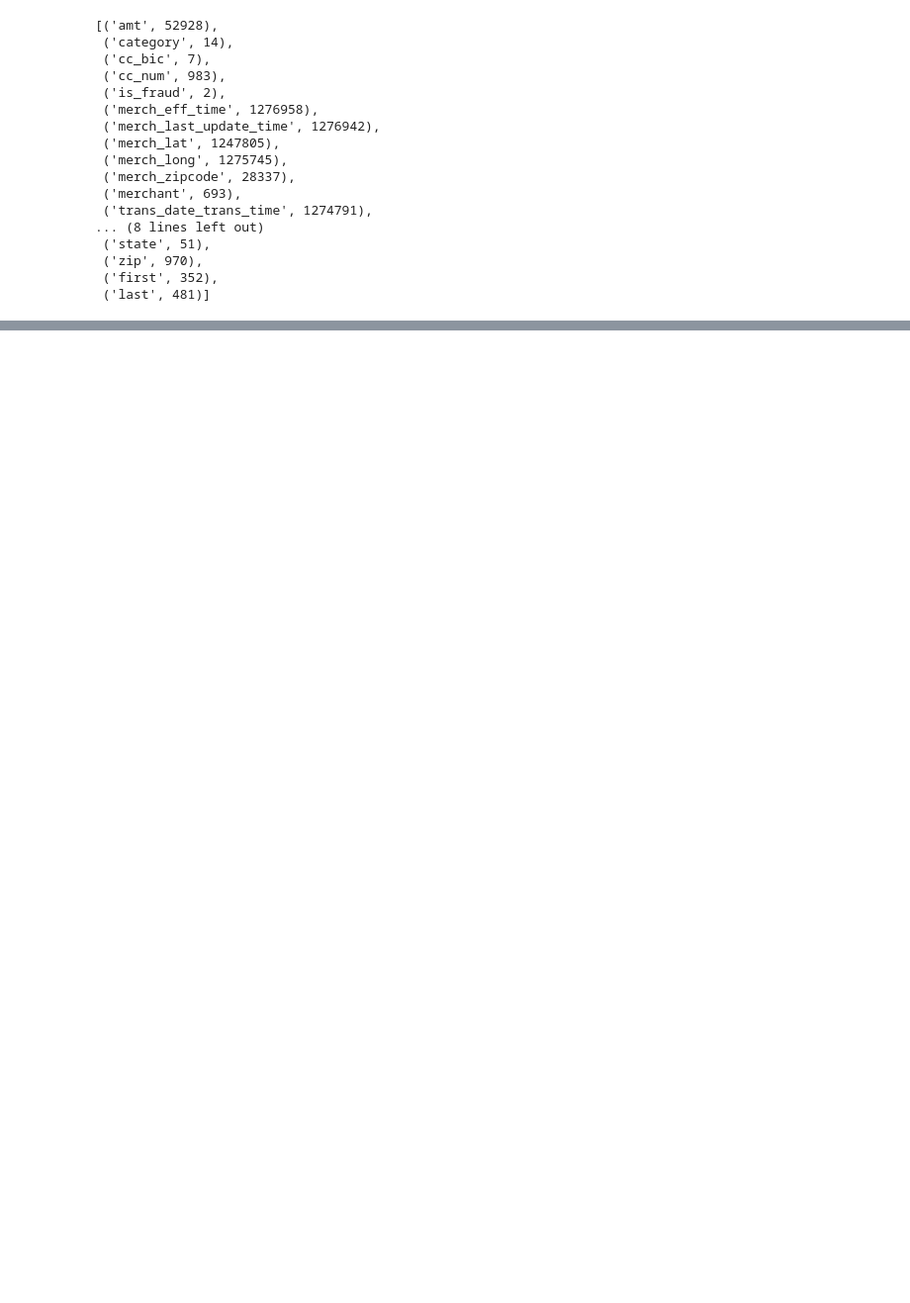
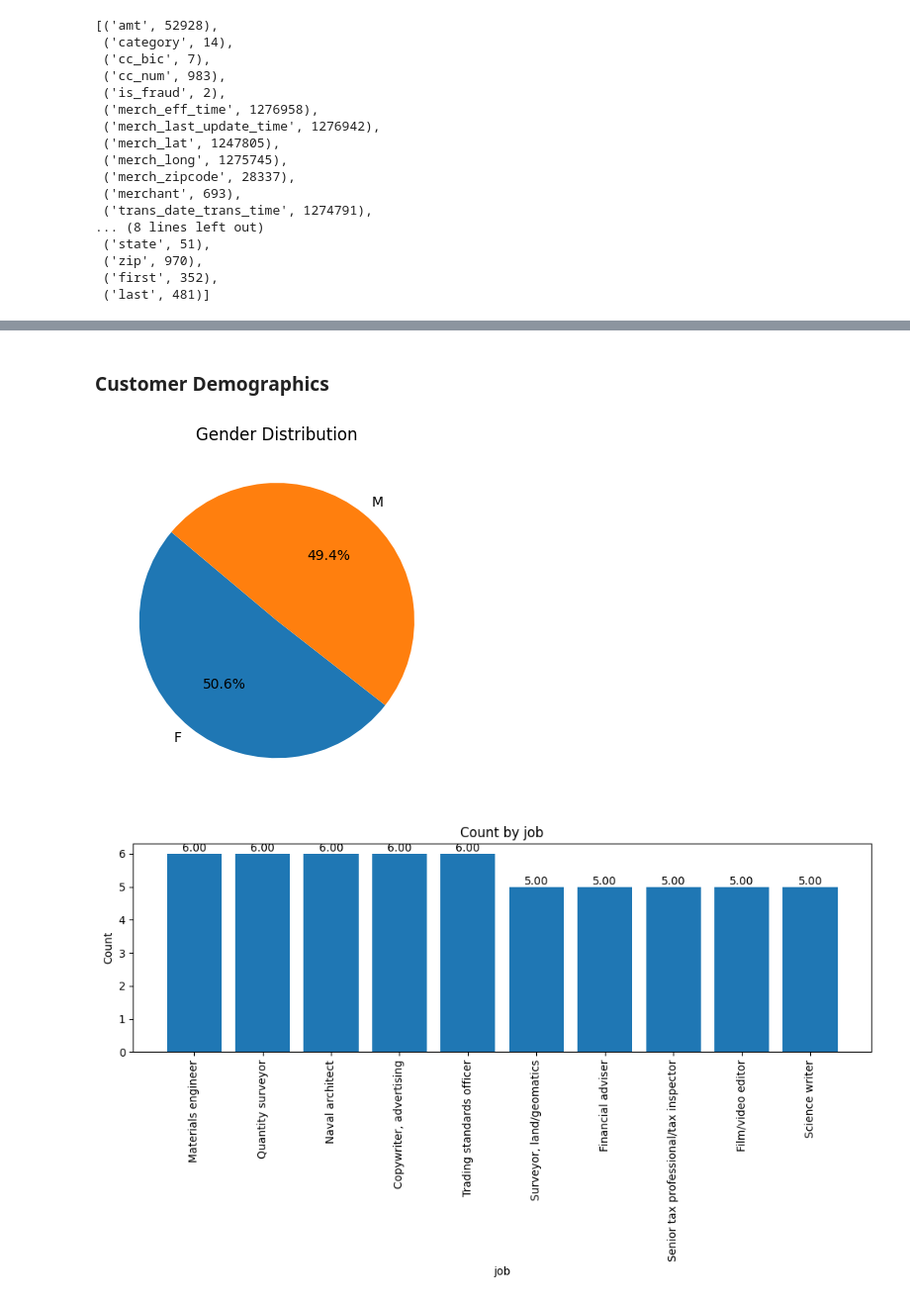
Before and after one commit to hnsa9/etl, a Jupyter notebook: etl.ipynb, the cells around one changed output, grey strips where cells are left out. Shown at 99% size. Cells and saved outputs as stored; diff of their text form; code cells hidden in the pictures; blank space fills up the shorter version.

```diff
--- a/etl.ipynb
+++ b/etl.ipynb
@@ -812,0 +754,7 @@ To do:
+# %%
+def plot_pie_chart(value, label, title):
+    plt.figure(figsize=(8, 4))
+    plt.pie(value, labels=label, autopct="%1.1f%%", startangle=140)
+    plt.title(title)
+    plt.tight_layout()
+    plt.show()
@@ -812,0 +882,2 @@ To do:
+# %% [markdown]
+### Customer Demographics
@@ -812,0 +886,40 @@ To do:
+# %%
+customer_df = transaction_data.df.select(
+    "cc_num", "dob", "gender", "state", "city", "street", "zip", "lat", "long", "job"
+).dropDuplicates(["cc_num"])
+# %%
+customer_data = Dataset(customer_df)
+# %%
+plot_columns = [
+    {"column": "gender", "plot": "pie"},
+    {"column": "job", "plot": "bar"},
+    {"column": "state", "plot": "bar"},
+    {"column": "city", "plot": "bar"},
+]
+# %%
+for i in plot_columns:
+    column = i["column"]
+    plot = i["plot"]
+    rotate = None
+    if plot == "pie":
+        df_count = customer_data.get_column_values_count(
+            column, show_all=True
+        ).toPandas()
+        plot_pie_chart(df_count["count"], df_count[column], "Gender Distribution")
+    elif plot == "bar":
+        df_count = customer_data.get_column_values_count(
+            column, num_show=10
+        ).toPandas()[:10]
+        if column in ["job", "city"]:
+            rotate = 90
+        plot_bar_chart(
+            df_count[column],
+            df_count["count"],
+            f"Count by {column}",
+            column,
+            "Count",
+            rotate=rotate,
+        )
+# %% [output]
+[figure, added]
+[figure, added]
```
Also changed, not shown: parts of 54 cells of this notebook.
